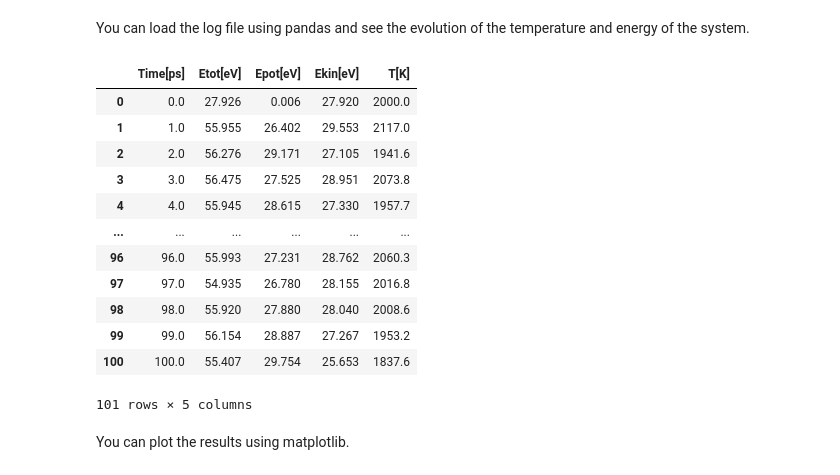
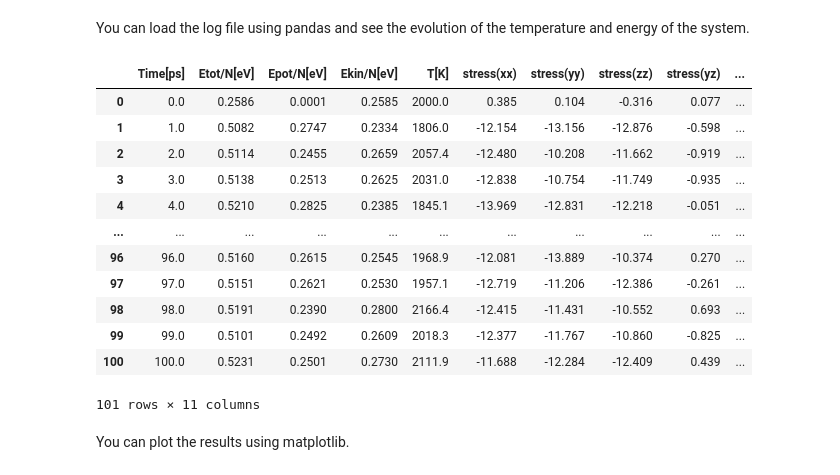
Before and after one commit to deng-group/MLE4217_5219_book, a Jupyter notebook: models_and_theories_II/md_mc.ipynb, the cells around one changed output. Drawn from its saved outputs; the diff is of its cells as text; code cells hidden in the pictures.

```diff
--- a/models_and_theories_II/md_mc.ipynb
+++ b/models_and_theories_II/md_mc.ipynb
@@ -142,23 +124,24 @@ You can load the log file using pandas and see the evolution of the temperature
 # %%
 import pandas as pd
 
 log_filename = output_filename + ".log"
-df = pd.read_csv(log_filename, delim_whitespace=True)
+df = pd.read_csv(log_filename, delim_whitespace=True, skiprows=1,
+                 names=['Time[ps]','Etot/N[eV]','Epot/N[eV]','Ekin/N[eV]','T[K]','stress(xx)','stress(yy)','stress(zz)','stress(yz)','stress(xz)','stress(xy)'])
 df
 # %% [output]
-|  | Time[ps] | Etot[eV] | Epot[eV] | Ekin[eV] | T[K] |
-| 0 | 0.0 | 27.926 | 0.006 | 27.920 | 2000.0 |
-| 1 | 1.0 | 55.955 | 26.402 | 29.553 | 2117.0 |
-| 2 | 2.0 | 56.276 | 29.171 | 27.105 | 1941.6 |
-| 3 | 3.0 | 56.475 | 27.525 | 28.951 | 2073.8 |
-| 4 | 4.0 | 55.945 | 28.615 | 27.330 | 1957.7 |
-| ... | ... | ... | ... | ... | ... |
-| 96 | 96.0 | 55.993 | 27.231 | 28.762 | 2060.3 |
-| 97 | 97.0 | 54.935 | 26.780 | 28.155 | 2016.8 |
-| 98 | 98.0 | 55.920 | 27.880 | 28.040 | 2008.6 |
-| 99 | 99.0 | 56.154 | 28.887 | 27.267 | 1953.2 |
-| 100 | 100.0 | 55.407 | 29.754 | 25.653 | 1837.6 |
+|  | Time[ps] | Etot/N[eV] | Epot/N[eV] | Ekin/N[eV] | T[K] | stress(xx) | stress(yy) | stress(zz) | stress(yz) | ... |
+| 0 | 0.0 | 0.2586 | 0.0001 | 0.2585 | 2000.0 | 0.385 | 0.104 | -0.316 | 0.077 | ... |
+| 1 | 1.0 | 0.5082 | 0.2747 | 0.2334 | 1806.0 | -12.154 | -13.156 | -12.876 | -0.598 | ... |
+| 2 | 2.0 | 0.5114 | 0.2455 | 0.2659 | 2057.4 | -12.480 | -10.208 | -11.662 | -0.919 | ... |
+| 3 | 3.0 | 0.5138 | 0.2513 | 0.2625 | 2031.0 | -12.838 | -10.754 | -11.749 | -0.935 | ... |
+| 4 | 4.0 | 0.5210 | 0.2825 | 0.2385 | 1845.1 | -13.969 | -12.831 | -12.218 | -0.051 | ... |
+| ... | ... | ... | ... | ... | ... | ... | ... | ... | ... | ... |
+| 96 | 96.0 | 0.5160 | 0.2615 | 0.2545 | 1968.9 | -12.081 | -13.889 | -10.374 | 0.270 | ... |
+| 97 | 97.0 | 0.5151 | 0.2621 | 0.2530 | 1957.1 | -12.719 | -11.206 | -12.386 | -0.261 | ... |
+| 98 | 98.0 | 0.5191 | 0.2390 | 0.2800 | 2166.4 | -12.415 | -11.431 | -10.552 | 0.693 | ... |
+| 99 | 99.0 | 0.5101 | 0.2492 | 0.2609 | 2018.3 | -12.377 | -11.767 | -10.860 | -0.825 | ... |
+| 100 | 100.0 | 0.5231 | 0.2501 | 0.2730 | 2111.9 | -11.688 | -12.284 | -12.409 | 0.439 | ... |
-101 rows × 5 columns
+101 rows × 11 columns
 # %% [markdown]
 You can plot the results using matplotlib.
 # %%
```
Also changed, not shown: parts of 10 cells of this notebook.
